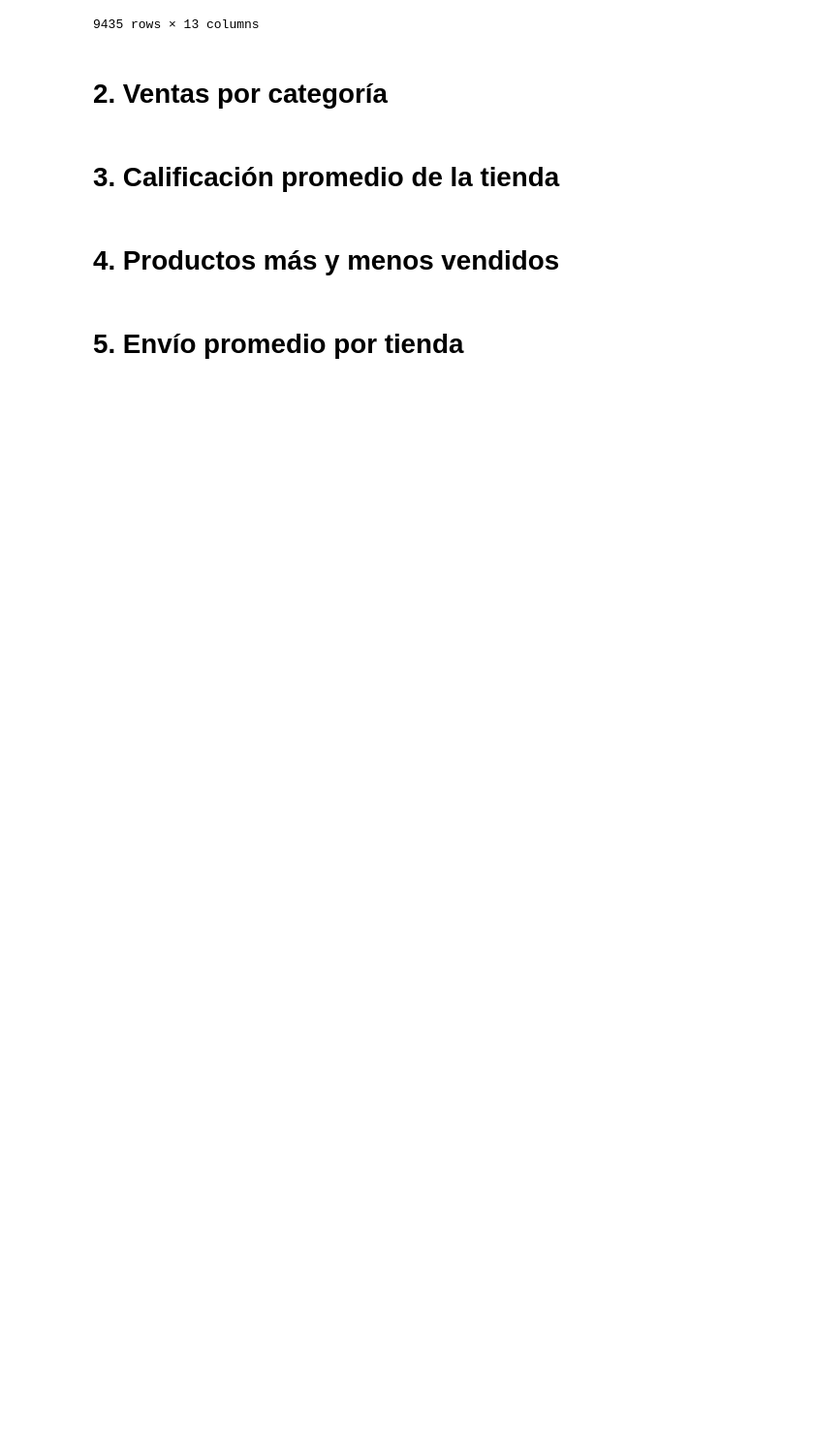
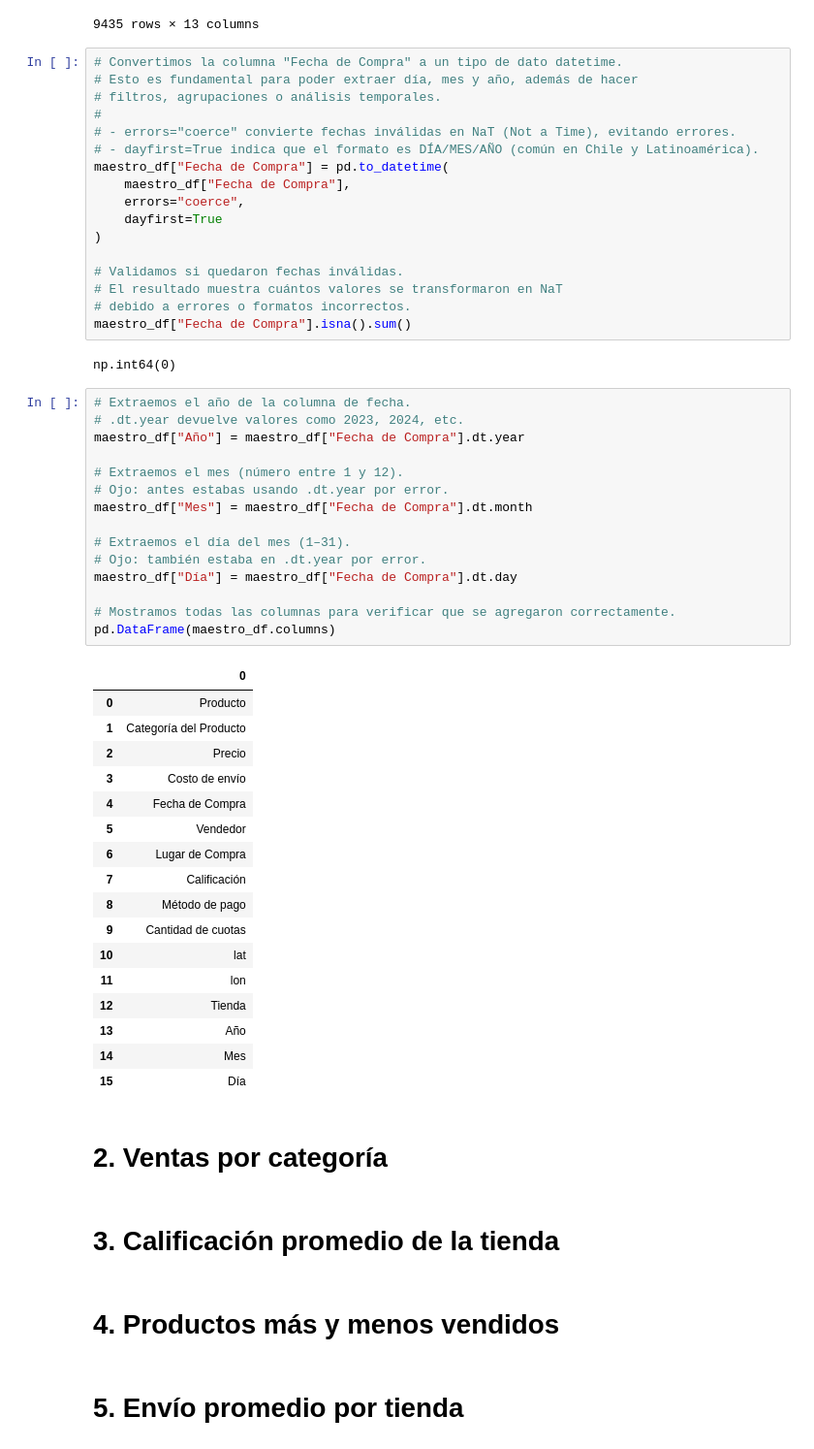
Before and after one commit to CarlosS4/Ciencia_de_Datos_AluraLatam_G9, a Jupyter notebook: AluraStoreLatam.ipynb, the cells around one changed output. Shown: that part at 97% size. Drawn from its saved outputs; the diff is of its cells as text; blank space fills up the shorter version.

```diff
--- a/AluraStoreLatam.ipynb
+++ b/AluraStoreLatam.ipynb
@@ -219,6 +221,58 @@ maestro_df
 | 9433 | Set de ollas | Artículos para el hogar | 151800.0 | 8300.0 | 15/06/2020 | Blanca Ramirez | Cali | ... |
 | 9434 | Cuerda para saltar | Deportes y diversión | 11200.0 | 1300.0 | 17/11/2021 | Felipe Santos | Bogotá | ... |
 9435 rows × 13 columns
+# %%
+# Convertimos la columna "Fecha de Compra" a un tipo de dato datetime.
+# Esto es fundamental para poder extraer día, mes y año, además de hacer
+# filtros, agrupaciones o análisis temporales.
+#
+# - errors="coerce" convierte fechas inválidas en NaT (Not a Time), evitando errores.
+# - dayfirst=True indica que el formato es DÍA/MES/AÑO (común en Chile y Latinoamérica).
+maestro_df["Fecha de Compra"] = pd.to_datetime(
+    maestro_df["Fecha de Compra"],
+    errors="coerce",
+    dayfirst=True
+)
+
+# Validamos si quedaron fechas inválidas.
+# El resultado muestra cuántos valores se transformaron en NaT
+# debido a errores o formatos incorrectos.
+maestro_df["Fecha de Compra"].isna().sum()
+# %% [output]
+np.int64(0)
+# %%
+# Extraemos el año de la columna de fecha.
+# .dt.year devuelve valores como 2023, 2024, etc.
+maestro_df["Año"] = maestro_df["Fecha de Compra"].dt.year
+
+# Extraemos el mes (número entre 1 y 12).
+# Ojo: antes estabas usando .dt.year por error.
+maestro_df["Mes"] = maestro_df["Fecha de Compra"].dt.month
+
+# Extraemos el día del mes (1–31).
+# Ojo: también estaba en .dt.year por error.
+maestro_df["Día"] = maestro_df["Fecha de Compra"].dt.day
+
+# Mostramos todas las columnas para verificar que se agregaron correctamente.
+pd.DataFrame(maestro_df.columns)
+# %% [output]
+|  | 0 |
+| 0 | Producto |
+| 1 | Categoría del Producto |
+| 2 | Precio |
+| 3 | Costo de envío |
+| 4 | Fecha de Compra |
+| 5 | Vendedor |
+| 6 | Lugar de Compra |
+| 7 | Calificación |
+| 8 | Método de pago |
+| 9 | Cantidad de cuotas |
+| 10 | lat |
+| 11 | lon |
+| 12 | Tienda |
+| 13 | Año |
+| 14 | Mes |
+| 15 | Día |
 # %% [markdown]
 # 2. Ventas por categoría
 # %% [markdown]
```
Also changed, not shown: parts of 1 cell of this notebook.
